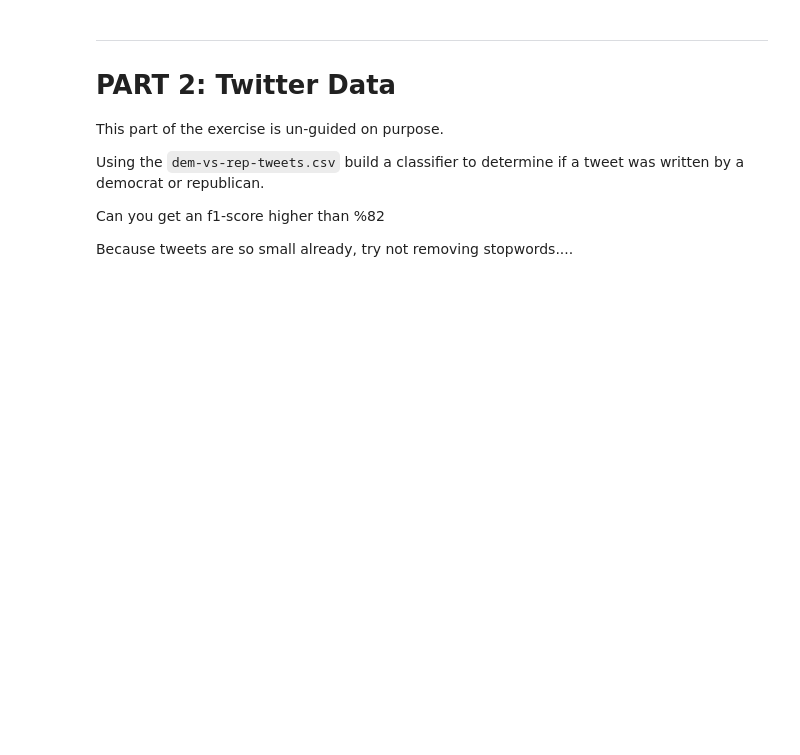
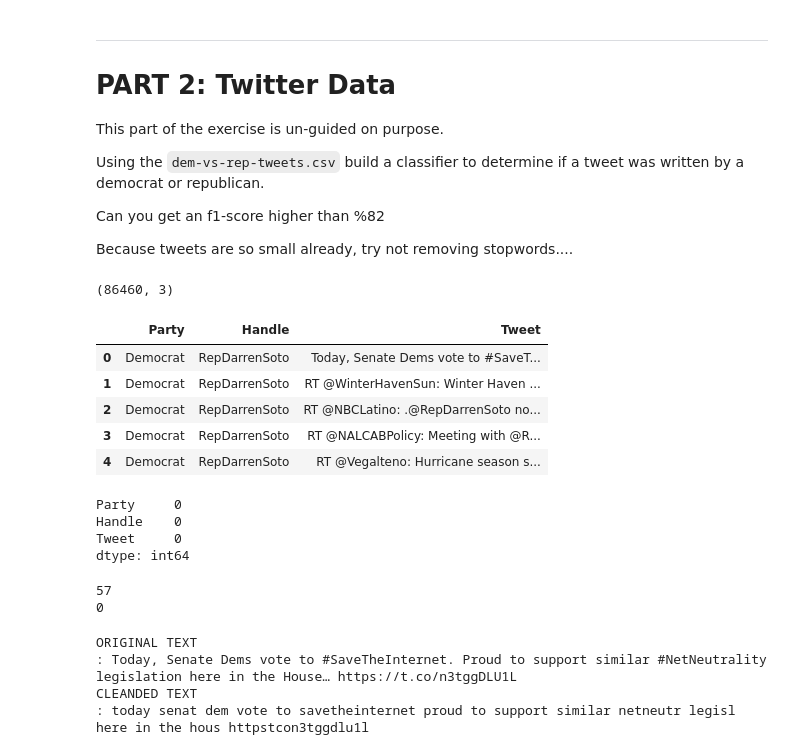
Before and after one commit to SamuelObregon1/2021-fall-data-science, a Jupyter notebook: Week-06-NLP/Exercise-NLP.ipynb, the cells around one changed output. Cells and saved outputs as stored; diff of their text form; code cells hidden in the pictures; blank space fills up the shorter version.

```diff
--- a/Week-06-NLP/Exercise-NLP.ipynb
+++ b/Week-06-NLP/Exercise-NLP.ipynb
@@ -281,4 +411,29 @@ Because tweets are so small already, try not removing stopwords....
 # %%
 # 1. Load the dem-vs-rep-tweets data into a dataframe.
 # 2. Print the shape
 df = pd.read_csv('data/dem-vs-rep-tweets.csv')
+print(df.shape)
+
+df.head()
+# %% [output]
+(86460, 3)
+|  | Party | Handle | Tweet |
+| 0 | Democrat | RepDarrenSoto | Today, Senate Dems vote to #SaveT... |
+| 1 | Democrat | RepDarrenSoto | RT @WinterHavenSun: Winter Haven ... |
+| 2 | Democrat | RepDarrenSoto | RT @NBCLatino: .@RepDarrenSoto no... |
+| 3 | Democrat | RepDarrenSoto | RT @NALCABPolicy: Meeting with @R... |
+| 4 | Democrat | RepDarrenSoto | RT @Vegalteno: Hurricane season s... |
+# %%
+print(df.isnull().sum())
+# %% [output]
+Party     0
+Handle    0
+Tweet     0
+dtype: int64
+# %%
+print(df.duplicated().sum())
+df = df.drop_duplicates()
+print(df.duplicated().sum())
+# %% [output]
+57
+0
@@ -284,0 +446,11 @@ df = pd.read_csv('data/dem-vs-rep-tweets.csv')
+# %%
+df['tweet_clean'] = df['Tweet']
+df['tweet_clean'] = df['Tweet'].apply(pipeline1)
+
+print("ORIGINAL TEXT\n:", df['Tweet'][0])
+print("CLEANDED TEXT\n:", df['tweet_clean'][0])
+# %% [output]
+ORIGINAL TEXT
+: Today, Senate Dems vote to #SaveTheInternet. Proud to support similar #NetNeutrality legislation here in the House… https://t.co/n3tggDLU1L
+CLEANDED TEXT
+: today senat dem vote to savetheinternet proud to support similar netneutr legisl here in the hous httpstcon3tggdlu1l
```
Also changed, not shown: parts of 25 cells of this notebook.
